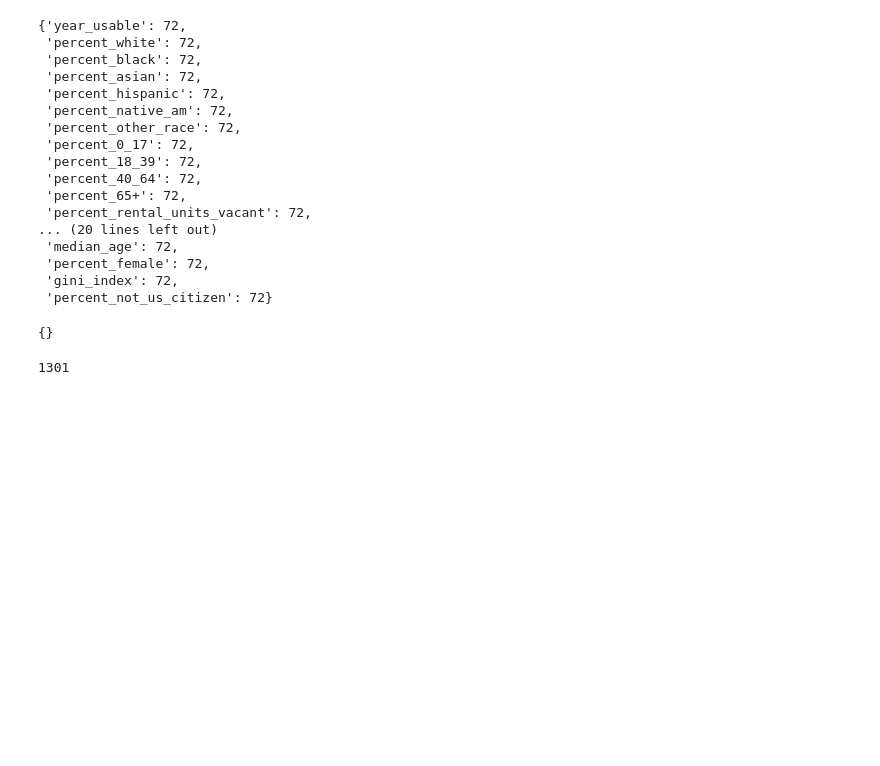
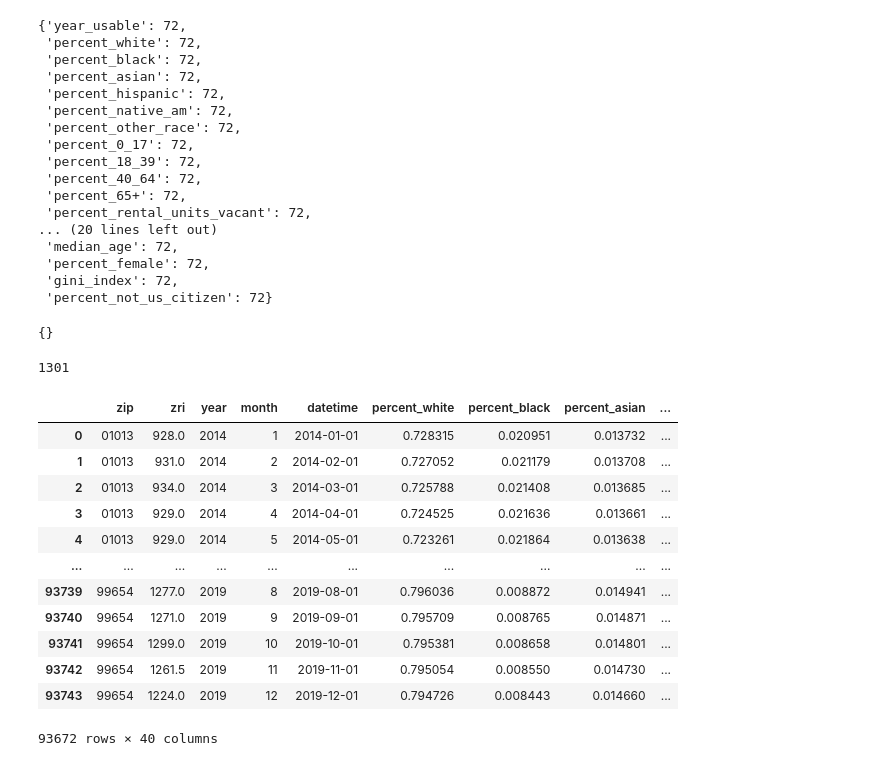
Before and after one commit to Kneck12/zillow-price-index-pred, a Jupyter notebook: Matt/random_forest_feat_imp.ipynb, the cells around one changed output. Drawn from its saved outputs; the diff is of its cells as text; code cells hidden in the pictures; blank space fills up the shorter version.

Commit message:
added merged acs/bikeshare/zri csv

```diff
--- a/Matt/random_forest_feat_imp.ipynb
+++ b/Matt/random_forest_feat_imp.ipynb
@@ -98,0 +148,4 @@ acs
+# %%
+acs['month'] = months
+# %%
+acs.loc[acs['month']!=12, acs.columns[2:-1]] = np.nan
@@ -98,0 +168,6 @@ acs
+# %%
+for item in acs_zips_in_zri:
+    temp = acs.loc[acs['zip']==item,:]
+    for col in temp.columns[2:-1]:
+        temp[col] = temp[col].interpolate(method='linear')
+    acs.loc[acs['zip']==item,:] = temp
@@ -99,7 +196,7 @@ acs
 # %%
 zri.drop(columns = ['City', 'State', 'Metro', 'CountyName'], inplace = True)
 # %%
-merged = pd.merge(zri, acs, left_on = ['zip','year'], right_on = ['zip','year_usable'], how = 'left')
+merged = pd.merge(zri, acs, left_on = ['zip','year', 'month'], right_on = ['zip','year_usable', 'month'], how = 'left')
 # %%
 null_check = {}
 for col in merged.columns:
@@ -140,3 +237,19 @@ merged['zip'].nunique()
 1301
 # %%
 df = merged.drop(columns = ['year_usable'])
+# %%
+df
+# %% [output]
+|  | zip | zri | year | month | datetime | percent_white | percent_black | percent_asian | ... |
+| 0 | 01013 | 928.0 | 2014 | 1 | 2014-01-01 | 0.728315 | 0.020951 | 0.013732 | ... |
+| 1 | 01013 | 931.0 | 2014 | 2 | 2014-02-01 | 0.727052 | 0.021179 | 0.013708 | ... |
+| 2 | 01013 | 934.0 | 2014 | 3 | 2014-03-01 | 0.725788 | 0.021408 | 0.013685 | ... |
+| 3 | 01013 | 929.0 | 2014 | 4 | 2014-04-01 | 0.724525 | 0.021636 | 0.013661 | ... |
+| 4 | 01013 | 929.0 | 2014 | 5 | 2014-05-01 | 0.723261 | 0.021864 | 0.013638 | ... |
+| ... | ... | ... | ... | ... | ... | ... | ... | ... | ... |
+| 93739 | 99654 | 1277.0 | 2019 | 8 | 2019-08-01 | 0.796036 | 0.008872 | 0.014941 | ... |
+| 93740 | 99654 | 1271.0 | 2019 | 9 | 2019-09-01 | 0.795709 | 0.008765 | 0.014871 | ... |
+| 93741 | 99654 | 1299.0 | 2019 | 10 | 2019-10-01 | 0.795381 | 0.008658 | 0.014801 | ... |
+| 93742 | 99654 | 1261.5 | 2019 | 11 | 2019-11-01 | 0.795054 | 0.008550 | 0.014730 | ... |
+| 93743 | 99654 | 1224.0 | 2019 | 12 | 2019-12-01 | 0.794726 | 0.008443 | 0.014660 | ... |
+93672 rows × 40 columns
```
Also changed, not shown: parts of 67 cells of this notebook, 1 other file.
